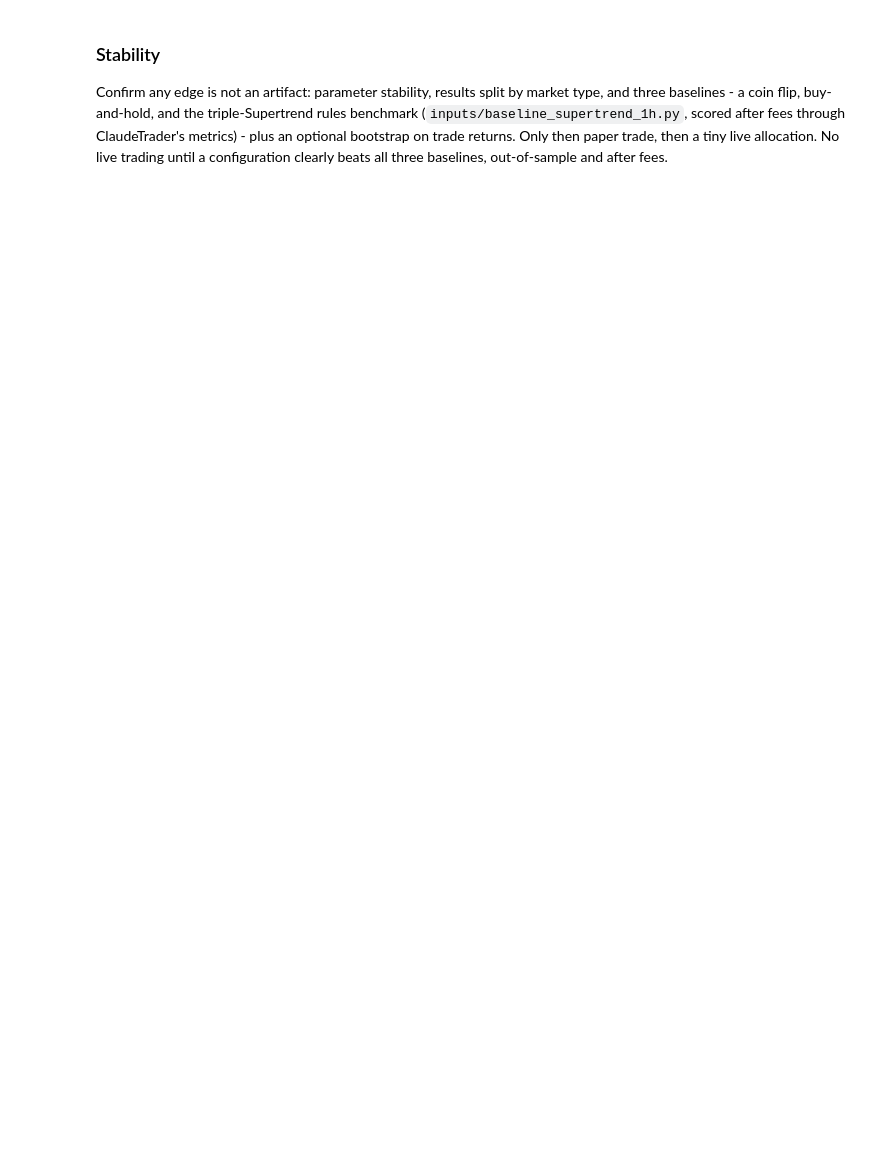
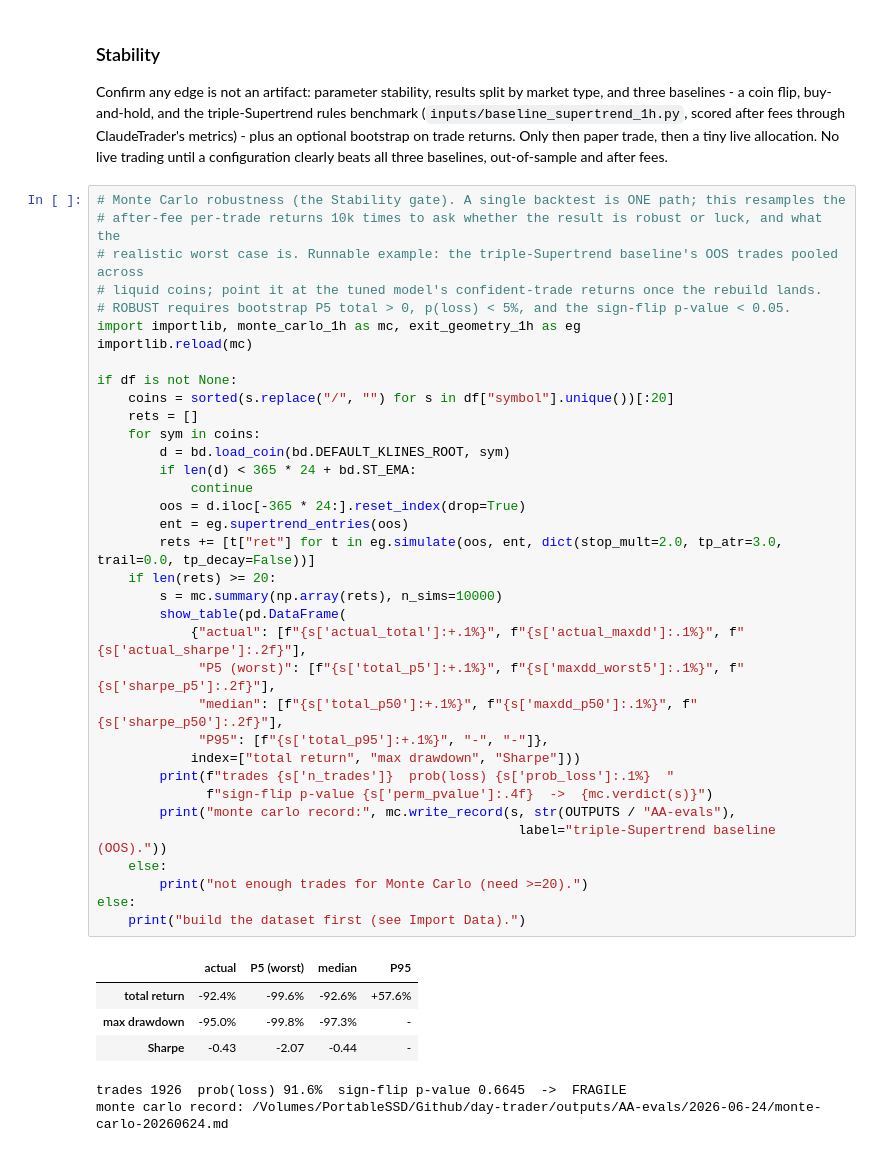
Before and after one commit to seamusrobertmurphy/swing-trader, a Jupyter notebook: 03-trader-execution/03-trader-execution.ipynb, the cells around one changed output. Cells and saved outputs as stored; diff of their text form; blank space fills up the shorter version.

```diff
--- a/03-trader-execution/03-trader-execution.ipynb
+++ b/03-trader-execution/03-trader-execution.ipynb
@@ -718,3 +1102,45 @@ else:
 ### Stability
 
 Confirm any edge is not an artifact: parameter stability, results split by market type, and three baselines - a coin flip, buy-and-hold, and the triple-Supertrend rules benchmark (`inputs/baseline_supertrend_1h.py`, scored after fees through ClaudeTrader's metrics) - plus an optional bootstrap on trade returns. Only then paper trade, then a tiny live allocation. No live trading until a configuration clearly beats all three baselines, out-of-sample and after fees.
+# %%
+# Monte Carlo robustness (the Stability gate). A single backtest is ONE path; this resamples the
+# after-fee per-trade returns 10k times to ask whether the result is robust or luck, and what the
+# realistic worst case is. Runnable example: the triple-Supertrend baseline's OOS trades pooled across
+# liquid coins; point it at the tuned model's confident-trade returns once the rebuild lands.
+# ROBUST requires bootstrap P5 total > 0, p(loss) < 5%, and the sign-flip p-value < 0.05.
+import importlib, monte_carlo_1h as mc, exit_geometry_1h as eg
+importlib.reload(mc)
+
+if df is not None:
+    coins = sorted(s.replace("/", "") for s in df["symbol"].unique())[:20]
+    rets = []
+    for sym in coins:
+        d = bd.load_coin(bd.DEFAULT_KLINES_ROOT, sym)
+        if len(d) < 365 * 24 + bd.ST_EMA:
+            continue
+        oos = d.iloc[-365 * 24:].reset_index(drop=True)
+        ent = eg.supertrend_entries(oos)
+        rets += [t["ret"] for t in eg.simulate(oos, ent, dict(stop_mult=2.0, tp_atr=3.0, trail=0.0, tp_decay=False))]
+    if len(rets) >= 20:
+        s = mc.summary(np.array(rets), n_sims=10000)
+        show_table(pd.DataFrame(
+            {"actual": [f"{s['actual_total']:+.1%}", f"{s['actual_maxdd']:.1%}", f"{s['actual_sharpe']:.2f}"],
+             "P5 (worst)": [f"{s['total_p5']:+.1%}", f"{s['maxdd_worst5']:.1%}", f"{s['sharpe_p5']:.2f}"],
+             "median": [f"{s['total_p50']:+.1%}", f"{s['maxdd_p50']:.1%}", f"{s['sharpe_p50']:.2f}"],
+             "P95": [f"{s['total_p95']:+.1%}", "-", "-"]},
+            index=["total return", "max drawdown", "Sharpe"]))
+        print(f"trades {s['n_trades']}  prob(loss) {s['prob_loss']:.1%}  "
+              f"sign-flip p-value {s['perm_pvalue']:.4f}  ->  {mc.verdict(s)}")
+        print("monte carlo record:", mc.write_record(s, str(OUTPUTS / "AA-evals"),
+                                                      label="triple-Supertrend baseline (OOS)."))
+    else:
+        print("not enough trades for Monte Carlo (need >=20).")
+else:
+    print("build the dataset first (see Import Data).")
+# %% [output]
+|  | actual | P5 (worst) | median | P95 |
+| total return | -92.4% | -99.6% | -92.6% | +57.6% |
+| max drawdown | -95.0% | -99.8% | -97.3% | - |
+| Sharpe | -0.43 | -2.07 | -0.44 | - |
+trades 1926  prob(loss) 91.6%  sign-flip p-value 0.6645  ->  FRAGILE
+monte carlo record: /Volumes/PortableSSD/Github/day-trader/outputs/AA-evals/2026-06-24/monte-carlo-20260624.md
```
Also changed, not shown: parts of 17 cells of this notebook, 23 other files.
